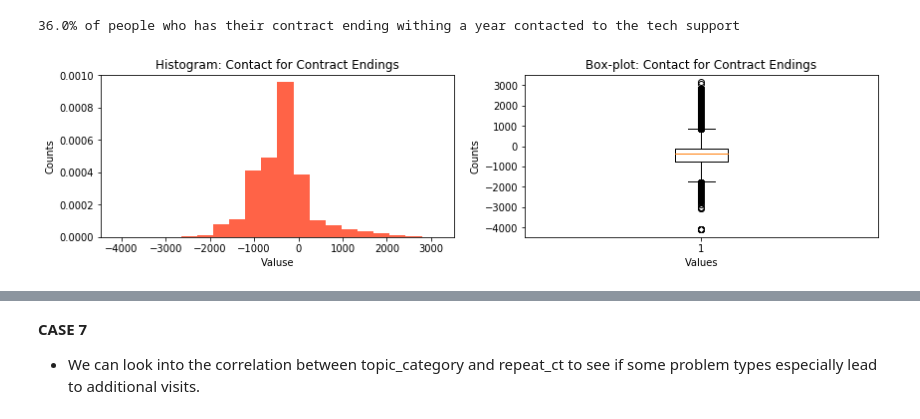
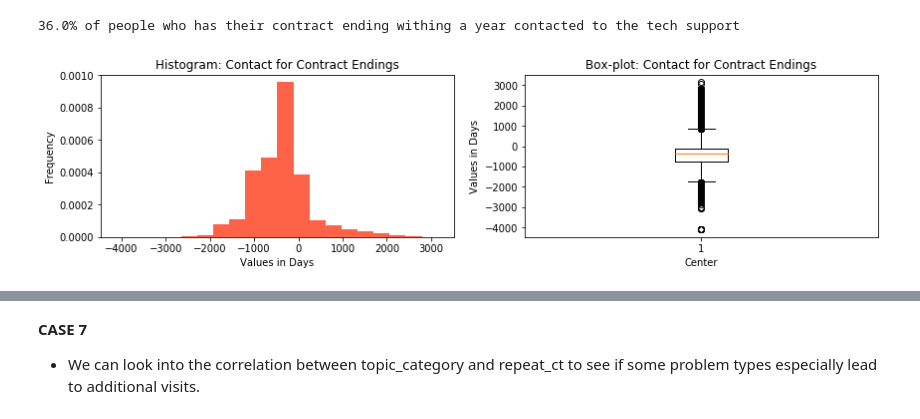
Before and after one commit to mrbalikci/data-science, a Jupyter notebook: JupyterNotebook/demo/data_insights.ipynb, the cells around one changed output, grey strips where cells are left out. Drawn from its saved outputs; the diff is of its cells as text; code cells hidden in the pictures.

```diff
--- a/JupyterNotebook/demo/data_insights.ipynb
+++ b/JupyterNotebook/demo/data_insights.ipynb
@@ -793,5 +1029,5 @@ df['mnfture_to_contact']=df.contract_end_datetime-df.mnfture_datetime
 df['mnfture_to_contact_in_days'] = df['mnfture_to_contact'].apply(lambda x: float(x.days))
 # %%
 # we got some negative numbers, filter for positive and zeros
-df = df.loc[df.mnfture_to_contact_in_days >= 0,:]
+df_no_negative = df.loc[df.mnfture_to_contact_in_days >= 0,:]
 # %%
@@ -818,0 +1050,19 @@ df_mnfture_to_contract.head(10)
+# %%
+# change the type from object to numerical for mnfture_wk
+df['mnfture_to_contact_in_days']=df['mnfture_to_contact_in_days'].astype(float)
+
+# histogram
+f, (ax1, ax2) = plt.subplots(1,2, figsize=(14,3))
+
+ax1.hist(df.mnfture_to_contact_in_days, bins=20, color='tomato')
+ax1.set_title('Histogram: Manufactured Week to Contact In Days')
+ax1.set_xlabel('Difference')
+ax1.set_ylabel('Counts')
+
+# box-plot
+ax2.boxplot(df['mnfture_to_contact_in_days'])
+ax2.set_title('Box-plot: Manufactured Week to Contact In Days')
+ax2.set_xlabel('Center')
+ax2.set_ylabel('Difference')
+
+plt.show()
@@ -834,21 +1122,21 @@ print(f"{value}% of people who has their contract ending withing a year contacte
 # %%
 f, (ax1, ax2) = plt.subplots(1,2, figsize=(14,3))
 
 # histogram for contacting the tech support before the contract ends
 # there is a spike for contacting to the tech support right before the contract ends
 ax1.hist(df.contact_for_contract_end, density=True, bins=20, color='tomato')
 ax1.set_title('Histogram: Contact for Contract Endings')
-ax1.set_xlabel('Valuse')
-ax1.set_ylabel('Counts')
+ax1.set_xlabel('Values in Days')
+ax1.set_ylabel('Frequency')
 
 
 # box plot suggest that we have outliers
 # and there are some extreme outlier can be ivestigated further
 ax2.boxplot(df['contact_for_contract_end'])
 ax2.set_title('Box-plot: Contact for Contract Endings')
-ax2.set_xlabel('Values')
-ax2.set_ylabel('Counts')
+ax2.set_xlabel('Center')
+ax2.set_ylabel('Values in Days')
 
 plt.show()
 # %% [output]
-[figure, old version]
+[figure, new version]
```
Also changed, not shown: parts of 57 cells of this notebook, 1 other file.
